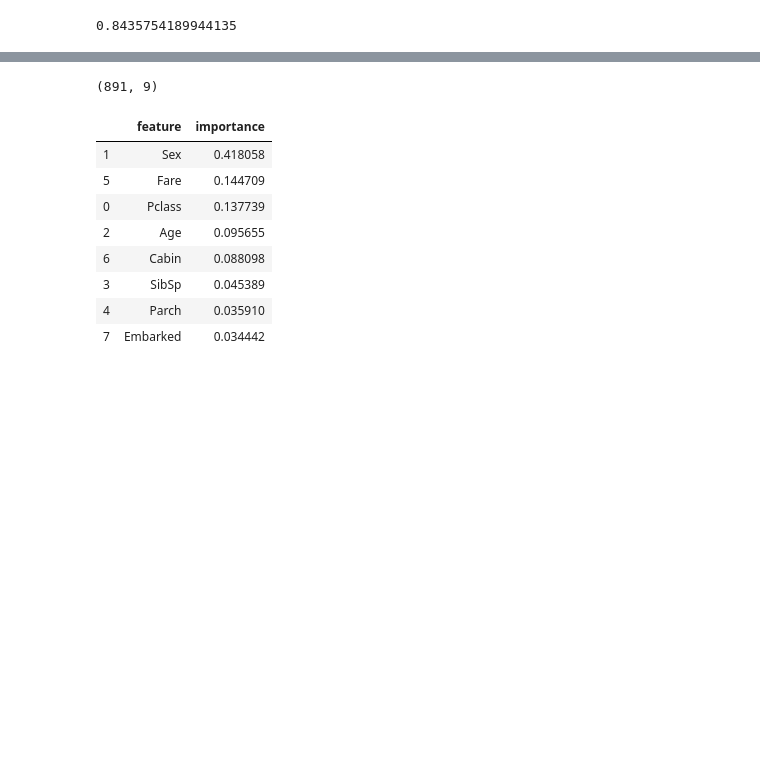
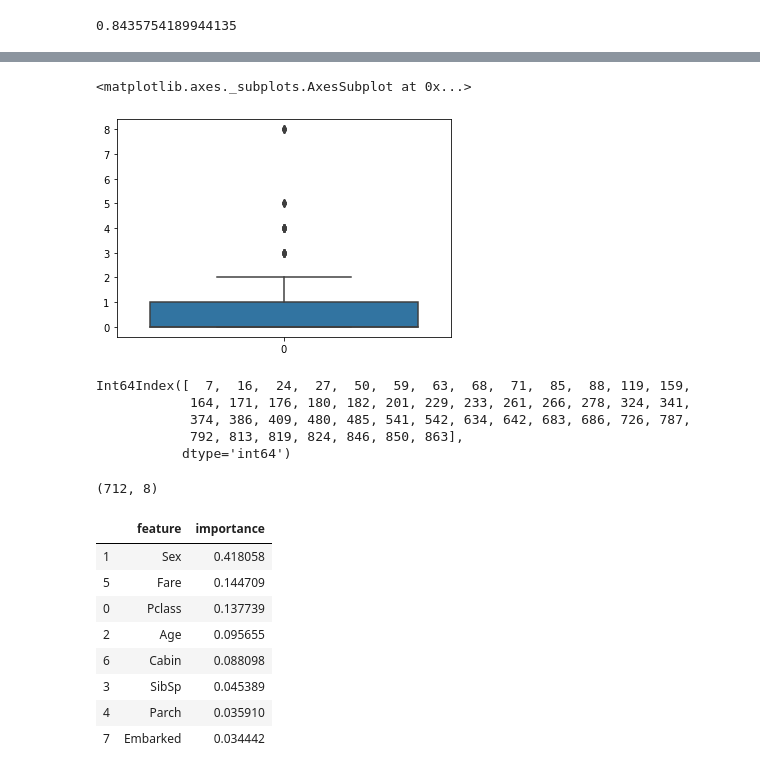
Before and after one commit to florentious/Python_Fundamental, a Jupyter notebook: 2020-01-28/compare machine learning model for titanic data.ipynb, the cells around one changed output, grey strips where cells are left out. Cells and saved outputs as stored; diff of their text form; code cells hidden in the pictures; blank space fills up the shorter version.

```diff
--- a/2020-01-28/compare machine learning model for titanic data.ipynb
+++ b/2020-01-28/compare machine learning model for titanic data.ipynb
@@ -650,0 +657,15 @@ test = pd.read_csv('titanic_test.csv')
+# %%
+sns.boxplot(data=data['SibSp'])
+# %% [output]
+<matplotlib.axes._subplots.AxesSubplot at 0x...>
+[figure, added]
+# %%
+data[data['SibSp']>=3].index
+
+# 46개 총 891개니까 줄여보자
+# %% [output]
+Int64Index([  7,  16,  24,  27,  50,  59,  63,  68,  71,  85,  88, 119, 159,
+            164, 171, 176, 180, 182, 201, 229, 233, 261, 266, 278, 324, 341,
+            374, 386, 409, 480, 485, 541, 542, 634, 642, 683, 686, 726, 787,
+            792, 813, 819, 824, 846, 850, 863],
+           dtype='int64')
@@ -659,9 +684,9 @@ X_train, X_test, y_train, y_test = train_test_split(X_titanic_train, y_titanic_t
                                                     test_size=0.2,
                                                     random_state=11)
 # %%
-data.shape
+X_train.shape
 # %% [output]
-(891, 9)
+(712, 8)
 # %%
 feature_importance = pd.DataFrame({'feature':X_train.columns, 'importance':rfc_best.feature_importances_})
 
```
Also changed, not shown: parts of 34 cells of this notebook, 7 other files.
